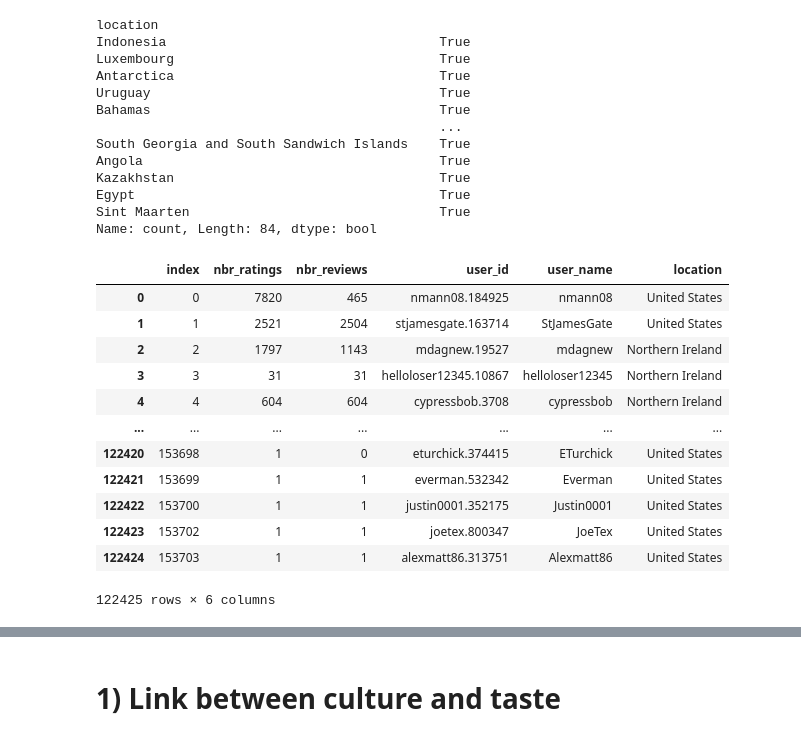
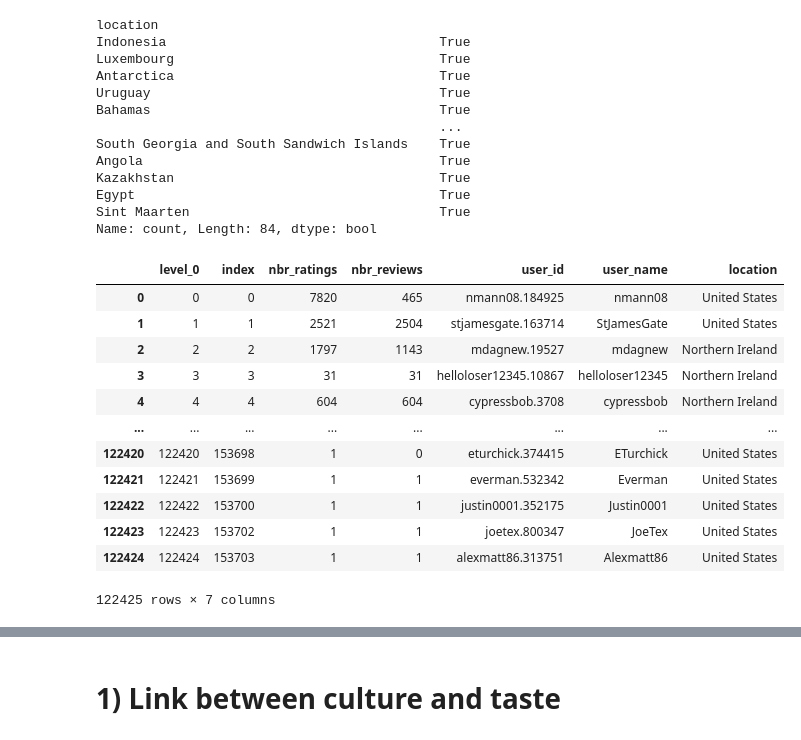
Before and after one commit to epfl-ada/ada-2024-project-datapilots, a Jupyter notebook: results.ipynb, the cells around one changed output, grey strips where cells are left out. Drawn from its saved outputs; the diff is of its cells as text; code cells hidden in the pictures.

```diff
--- a/results.ipynb
+++ b/results.ipynb
@@ -593,19 +593,19 @@ ba_users_cleaned_2_copy = ba_users_cleaned_2.copy(deep=True)
 for i in range(len(ba_users_cleaned_2['location'])):
     if ba_users_cleaned_2['location'][i] in count2 :
         ba_users_cleaned_2_copy.drop(i)
-# %%
-ba_users_cleaned_2_copy
-# %% [output]
-|  | index | nbr_ratings | nbr_reviews | user_id | user_name | location |
-| 0 | 0 | 7820 | 465 | nmann08.184925 | nmann08 | United States |
-| 1 | 1 | 2521 | 2504 | stjamesgate.163714 | StJamesGate | United States |
-| 2 | 2 | 1797 | 1143 | mdagnew.19527 | mdagnew | Northern Ireland |
-| 3 | 3 | 31 | 31 | helloloser12345.10867 | helloloser12345 | Northern Ireland |
-| 4 | 4 | 604 | 604 | cypressbob.3708 | cypressbob | Northern Ireland |
-| ... | ... | ... | ... | ... | ... | ... |
-| 122420 | 153698 | 1 | 0 | eturchick.374415 | ETurchick | United States |
-| 122421 | 153699 | 1 | 1 | everman.532342 | Everman | United States |
-| 122422 | 153700 | 1 | 1 | justin0001.352175 | Justin0001 | United States |
-| 122423 | 153702 | 1 | 1 | joetex.800347 | JoeTex | United States |
-| 122424 | 153703 | 1 | 1 | alexmatt86.313751 | Alexmatt86 | United States |
-122425 rows × 6 columns
+# %%
+ba_users_cleaned_2_copy.reset_index()
+# %% [output]
+|  | level_0 | index | nbr_ratings | nbr_reviews | user_id | user_name | location |
+| 0 | 0 | 0 | 7820 | 465 | nmann08.184925 | nmann08 | United States |
+| 1 | 1 | 1 | 2521 | 2504 | stjamesgate.163714 | StJamesGate | United States |
+| 2 | 2 | 2 | 1797 | 1143 | mdagnew.19527 | mdagnew | Northern Ireland |
+| 3 | 3 | 3 | 31 | 31 | helloloser12345.10867 | helloloser12345 | Northern Ireland |
+| 4 | 4 | 4 | 604 | 604 | cypressbob.3708 | cypressbob | Northern Ireland |
+| ... | ... | ... | ... | ... | ... | ... | ... |
+| 122420 | 122420 | 153698 | 1 | 0 | eturchick.374415 | ETurchick | United States |
+| 122421 | 122421 | 153699 | 1 | 1 | everman.532342 | Everman | United States |
+| 122422 | 122422 | 153700 | 1 | 1 | justin0001.352175 | Justin0001 | United States |
+| 122423 | 122423 | 153702 | 1 | 1 | joetex.800347 | JoeTex | United States |
+| 122424 | 122424 | 153703 | 1 | 1 | alexmatt86.313751 | Alexmatt86 | United States |
+122425 rows × 7 columns
```
Also changed, not shown: parts of 6 cells of this notebook.
